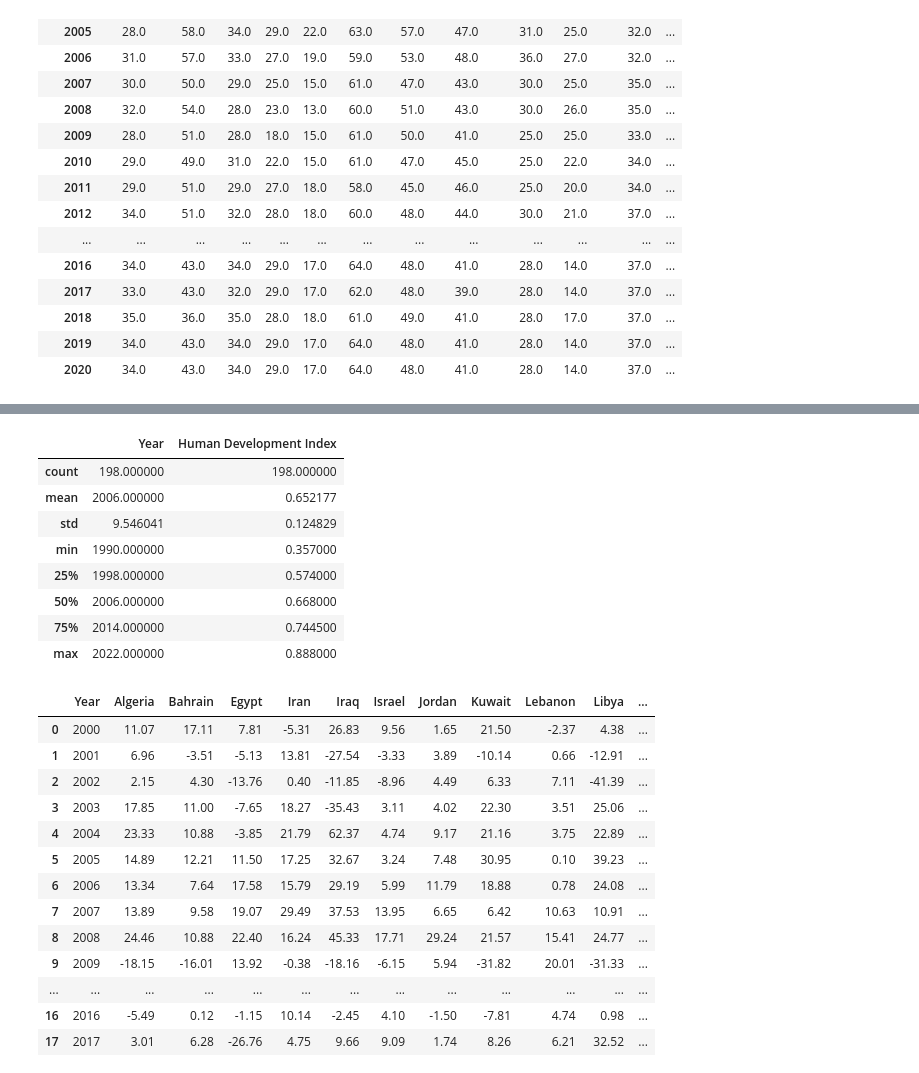
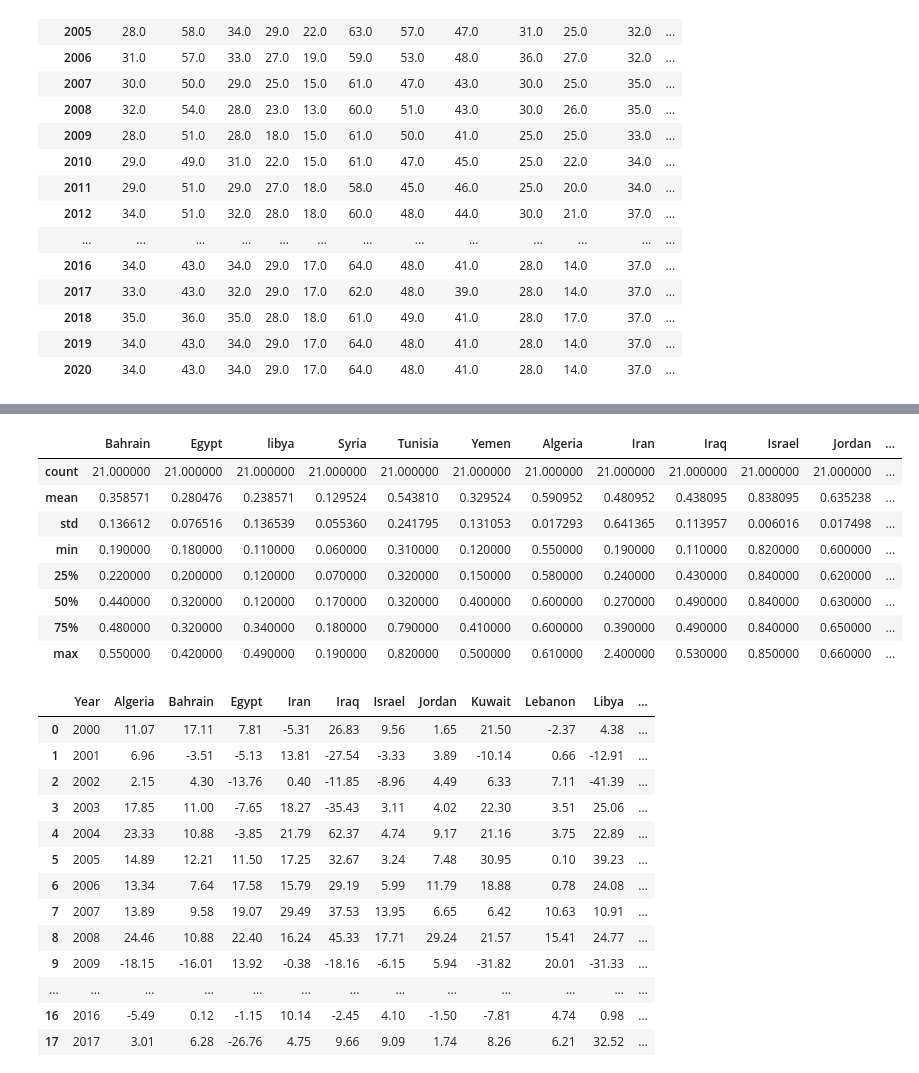
Before and after one commit to Josephmdlv/Final-work, a Jupyter notebook: Summary_statistics.ipynb, the cells around one changed output, grey strips where cells are left out. Drawn from its saved outputs; the diff is of its cells as text; code cells hidden in the pictures.

```diff
--- a/Summary_statistics.ipynb
+++ b/Summary_statistics.ipynb
@@ -272,17 +122,17 @@ display (human_development_index)
-# %%
-sum_HDI = human_development_index.describe()
-display (sum_HDI)
-sum_HDI.to_csv('sum_HDI.csv', index=False)
-# %% [output]
-|  | Year | Human Development Index |
-| count | 198.000000 | 198.000000 |
-| mean | 2006.000000 | 0.652177 |
-| std | 9.546041 | 0.124829 |
-| min | 1990.000000 | 0.357000 |
-| 25% | 1998.000000 | 0.574000 |
-| 50% | 2006.000000 | 0.668000 |
-| 75% | 2014.000000 | 0.744500 |
-| max | 2022.000000 | 0.888000 |
+# %%
+Summary_Stats_Human_Rights = Human_Rights_Index_2000_2020.describe()
+display (Summary_Stats_Human_Rights)
+Summary_Stats_Human_Rights.to_csv('Summary_Stats_Human_Rights.csv')
+# %% [output]
+|  | Bahrain | Egypt | libya | Syria | Tunisia | Yemen | Algeria | Iran | Iraq | Israel | Jordan | ... |
+| count | 21.000000 | 21.000000 | 21.000000 | 21.000000 | 21.000000 | 21.000000 | 21.000000 | 21.000000 | 21.000000 | 21.000000 | 21.000000 | ... |
+| mean | 0.358571 | 0.280476 | 0.238571 | 0.129524 | 0.543810 | 0.329524 | 0.590952 | 0.480952 | 0.438095 | 0.838095 | 0.635238 | ... |
+| std | 0.136612 | 0.076516 | 0.136539 | 0.055360 | 0.241795 | 0.131053 | 0.017293 | 0.641365 | 0.113957 | 0.006016 | 0.017498 | ... |
+| min | 0.190000 | 0.180000 | 0.110000 | 0.060000 | 0.310000 | 0.120000 | 0.550000 | 0.190000 | 0.110000 | 0.820000 | 0.600000 | ... |
+| 25% | 0.220000 | 0.200000 | 0.120000 | 0.070000 | 0.320000 | 0.150000 | 0.580000 | 0.240000 | 0.430000 | 0.840000 | 0.620000 | ... |
+| 50% | 0.440000 | 0.320000 | 0.120000 | 0.170000 | 0.320000 | 0.400000 | 0.600000 | 0.270000 | 0.490000 | 0.840000 | 0.630000 | ... |
+| 75% | 0.480000 | 0.320000 | 0.340000 | 0.180000 | 0.790000 | 0.410000 | 0.600000 | 0.390000 | 0.490000 | 0.840000 | 0.650000 | ... |
+| max | 0.550000 | 0.420000 | 0.490000 | 0.190000 | 0.820000 | 0.500000 | 0.610000 | 2.400000 | 0.530000 | 0.850000 | 0.660000 | ... |
 # %%
 MENA_countries_gdp = pandas.read_csv('MENA_Countries_GDP_Per_Capita_in_USD.csv')
 MENA_countries_gdp
```
Also changed, not shown: parts of 13 cells of this notebook.
